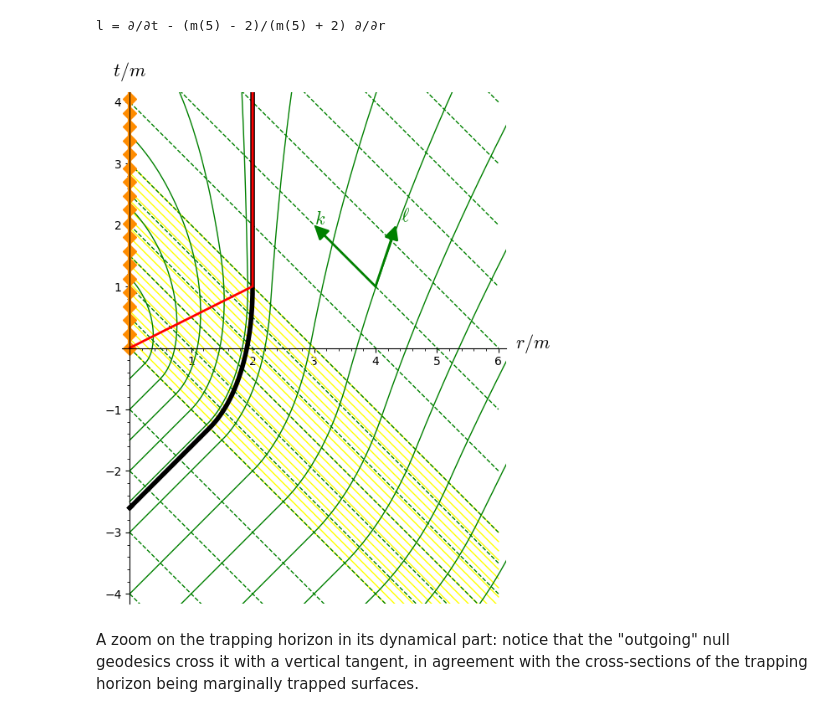
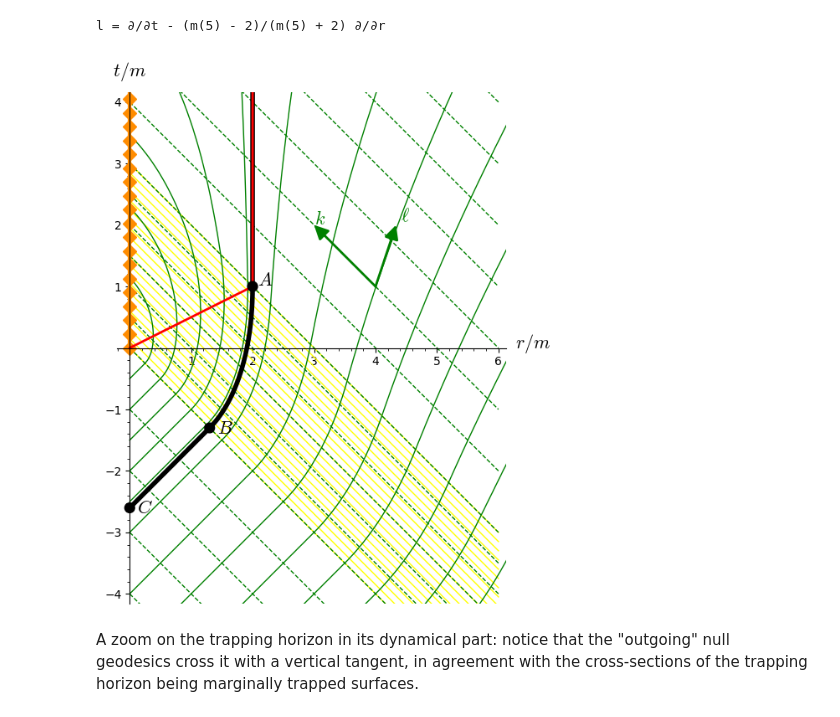
Before and after one commit to egourgoulhon/BHLectures, a Jupyter notebook: sage/Vaidya.ipynb, the cells around one changed output. Drawn from its saved outputs; the diff is of its cells as text; code cells hidden in the pictures.

```diff
--- a/sage/Vaidya.ipynb
+++ b/sage/Vaidya.ipynb
@@ -496,6 +496,7 @@ def event_hor(tmax, tmin=-4.):
     return hor
 # %%
 graph += event_hor(tmax)
+pA = (2., v0 - 2.)  # point A
 # %% [output]
 Coordinate t at the event horizon birth [unit: m]:
 -2.600999999999992  +/-  0.0009999999999998899
@@ -504,9 +505,12 @@ Check of the determination of $t_{\rm hb}$ by comparison with the analytic formu
 # %%
 if S == S0:
     aa = 1/sqrt(16/v0 - 1)
-    thb = numerical_approx(-4*exp(-2*aa*atan(aa)))
+    thb = numerical_approx(-4*exp(-2*aa*atan
+                                  (aa)))
     print("Analytic value of coordinate t at the event horizon birth [unit: m]:")
     print(thb)
+    pB = (-thb/2, thb/2)  # point B
+    pC = (0, thb)         # point C
 # %% [output]
 Analytic value of coordinate t at the event horizon birth [unit: m]:
 -2.60135096372454
@@ -531,11 +535,18 @@ l = ∂/∂t - (m(5) - 2)/(m(5) + 2) ∂/∂r
 graph += k.at(p).plot(ambient_coords=(r, t), color='green', fontsize=16)
 graph += l.at(p).plot(ambient_coords=(r, t), color='green', fontsize=16,
                       parameters={m(5): 1}, label_offset=0.15)
-# %%
-show(graph, aspect_ratio=1, xmax=rmax, ymin=ymin, ymax=ymax,
-     axes_labels=[r'$r/m$', r'$t/m$'], figsize=10)
-# %% [output]
-[figure, removed]
+# %%
+if S == S0:
+    graph += circle(pA, 0.08, fill=True, color='black') \
+             + text(r"$A$", (pA[0]+0.2, pA[1]+0.1), fontsize=16, color='black')
+    graph += circle(pB, 0.08, fill=True, color='black') \
+             + text(r"$B$", (pB[0]+0.25, pB[1]), fontsize=16, color='black')
+    graph += circle(pC, 0.08, fill=True, color='black') \
+             + text(r"$C$", (pC[0]+0.25, pC[1]), fontsize=16, color='black')
+show(graph, aspect_ratio=1, xmax=rmax, ymin=ymin, ymax=ymax,
+     axes_labels=[r'$r/m$', r'$t/m$'], figsize=10)
+# %% [output]
+[figure, added]
 # %%
 filename = "vai_diag_S0.pdf" if S == S0 else "vai_diag_S2.pdf"
 graph.save(filename, aspect_ratio=1, xmax=rmax, ymin=ymin,
```
Also changed, not shown: parts of 7 cells of this notebook, 3 other files.
